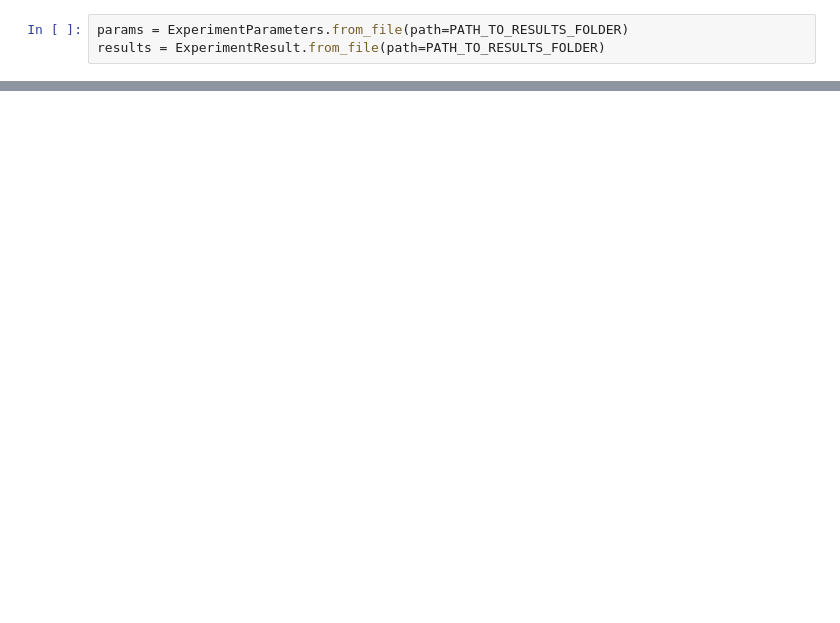
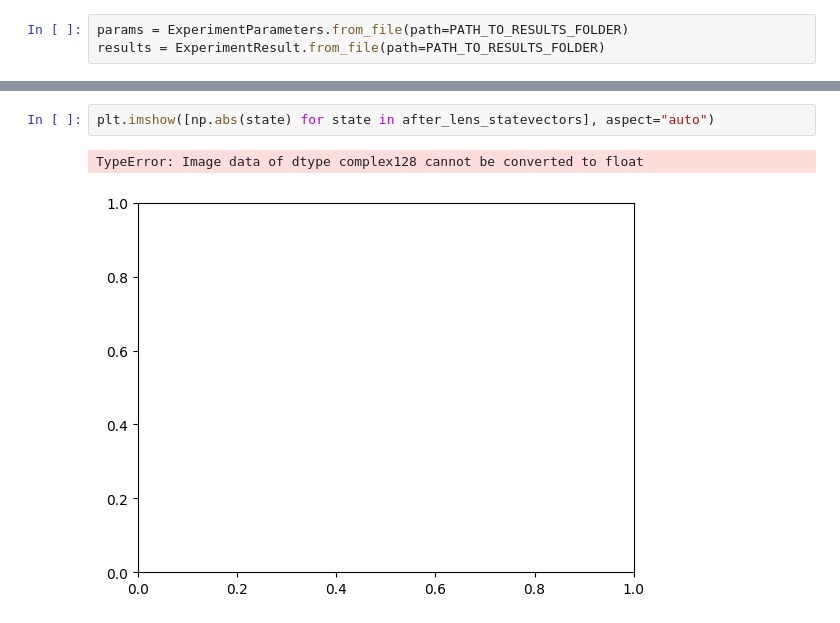
Before and after one commit to BlackWild/qiu, a Jupyter notebook: apps/wave_optics_propagation_enhanced/src/wave_optics_propagation_enhanced/analyzer.ipynb, the cells around one changed output, grey strips where cells are left out. Cells and saved outputs as stored; diff of their text form; blank space fills up the shorter version.

```diff
--- a/apps/wave_optics_propagation_enhanced/src/wave_optics_propagation_enhanced/analyzer.ipynb
+++ b/apps/wave_optics_propagation_enhanced/src/wave_optics_propagation_enhanced/analyzer.ipynb
@@ -108,0 +242,5 @@ for i, statevector in enumerate(after_lens_statevectors):
+# %%
+plt.imshow([np.abs(state) for state in after_lens_statevectors], aspect="auto")
+# %% [output]
+TypeError: Image data of dtype complex128 cannot be converted to float
+[figure, added]
```
Also changed, not shown: parts of 9 cells of this notebook, 3 other files.
